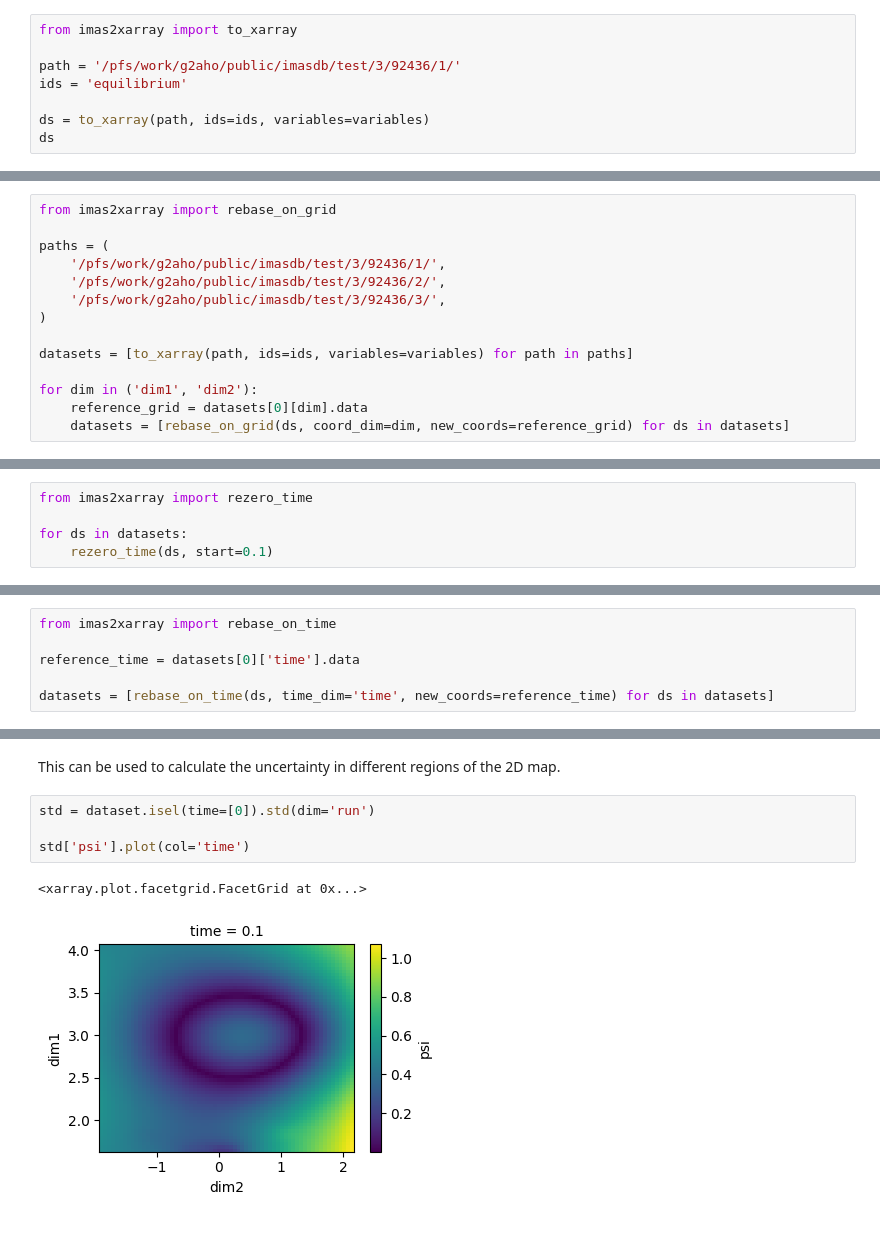
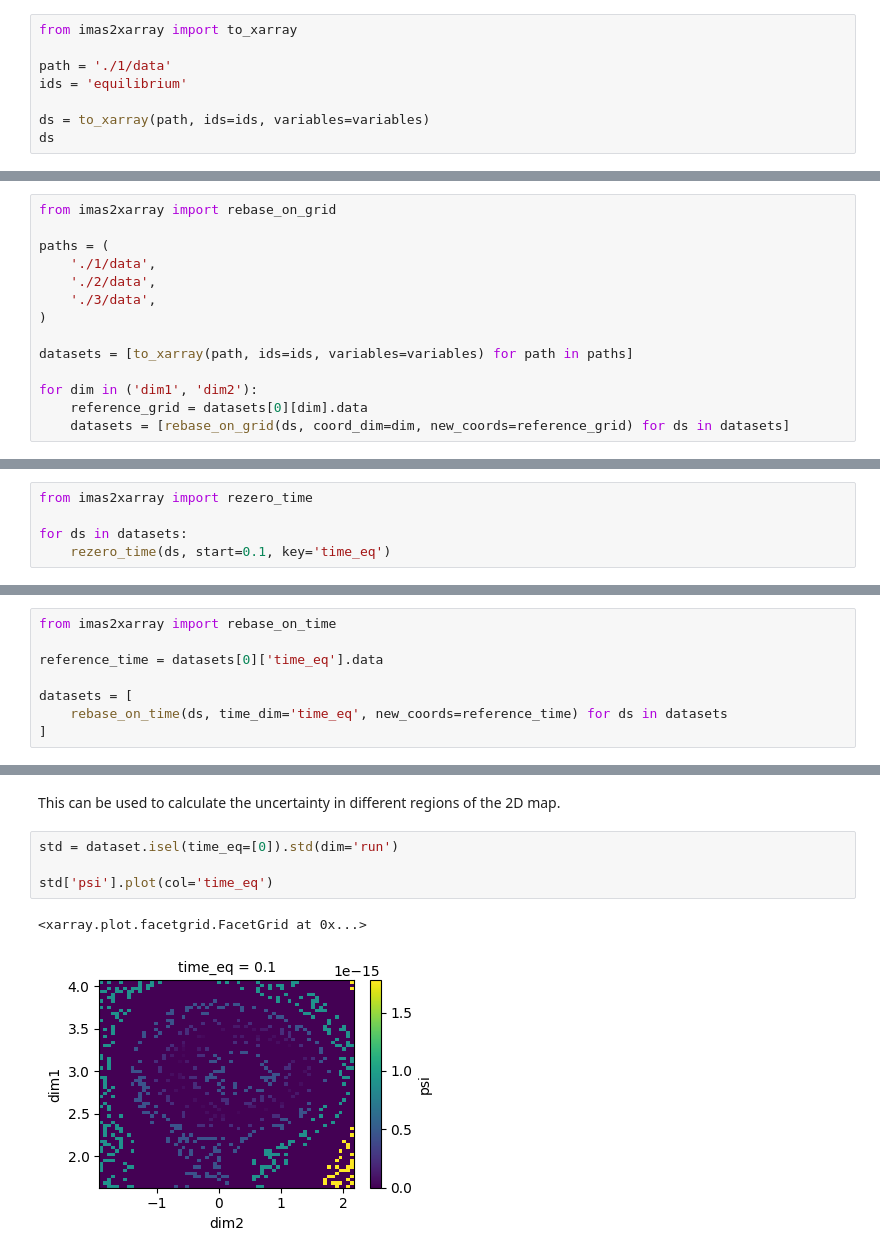
Before and after one commit to duqtools/imas2xarray, a Jupyter notebook: notebooks/xarray-2D.ipynb, the cells around one changed output, grey strips where cells are left out. Saved outputs shown, nothing was run; the diff lists cells and outputs as text.

Commit message:
Update notebooks (#16)
* Add scripts to regenerate test data

* Pass key in rebase submodule

* Update notebooks

* Fix type issue

* Tweak docstrings

```diff
--- a/notebooks/xarray-2D.ipynb
+++ b/notebooks/xarray-2D.ipynb
@@ -75,7 +65,7 @@ Whichever option we choose, the resulting datasets now have `dim1` and `dim2` as
 # %%
 from imas2xarray import to_xarray
 
-path = '/pfs/work/g2aho/public/imasdb/test/3/92436/1/'
+path = './1/data'
 ids = 'equilibrium'
 
 ds = to_xarray(path, ids=ids, variables=variables)
@@ -99,9 +89,9 @@ Now that all datasets have internally consistent dimensions, we can interpolate
 from imas2xarray import rebase_on_grid
 
 paths = (
-    '/pfs/work/g2aho/public/imasdb/test/3/92436/1/',
-    '/pfs/work/g2aho/public/imasdb/test/3/92436/2/',
-    '/pfs/work/g2aho/public/imasdb/test/3/92436/3/',
+    './1/data',
+    './2/data',
+    './3/data',
 )
 
 datasets = [to_xarray(path, ids=ids, variables=variables) for path in paths]
@@ -127,7 +117,7 @@ for this you can use the `standardize_time()` function, which is an in-place ope
 from imas2xarray import rezero_time
 
 for ds in datasets:
-    rezero_time(ds, start=0.1)
+    rezero_time(ds, start=0.1, key='time_eq')
 # %% [markdown]
 ## Time rebasing
 
@@ -137,9 +127,11 @@ If you know your data have the same time stamps, for example if they are from th
 # %%
 from imas2xarray import rebase_on_time
 
-reference_time = datasets[0]['time'].data
+reference_time = datasets[0]['time_eq'].data
 
-datasets = [rebase_on_time(ds, time_dim='time', new_coords=reference_time) for ds in datasets]
+datasets = [
+    rebase_on_time(ds, time_dim='time_eq', new_coords=reference_time) for ds in datasets
+]
 # %% [markdown]
 ## Data concatenation
 
@@ -188,9 +180,9 @@ mean['psi'].plot(col='time')
 # %% [markdown]
 This can be used to calculate the uncertainty in different regions of the 2D map.
 # %%
-std = dataset.isel(time=[0]).std(dim='run')
+std = dataset.isel(time_eq=[0]).std(dim='run')
 
-std['psi'].plot(col='time')
+std['psi'].plot(col='time_eq')
 # %% [output]
 <xarray.plot.facetgrid.FacetGrid at 0x...>
-[figure, old version]
+[figure, new version]
```
Also changed, not shown: parts of 7 cells of this notebook, 9 other files.
